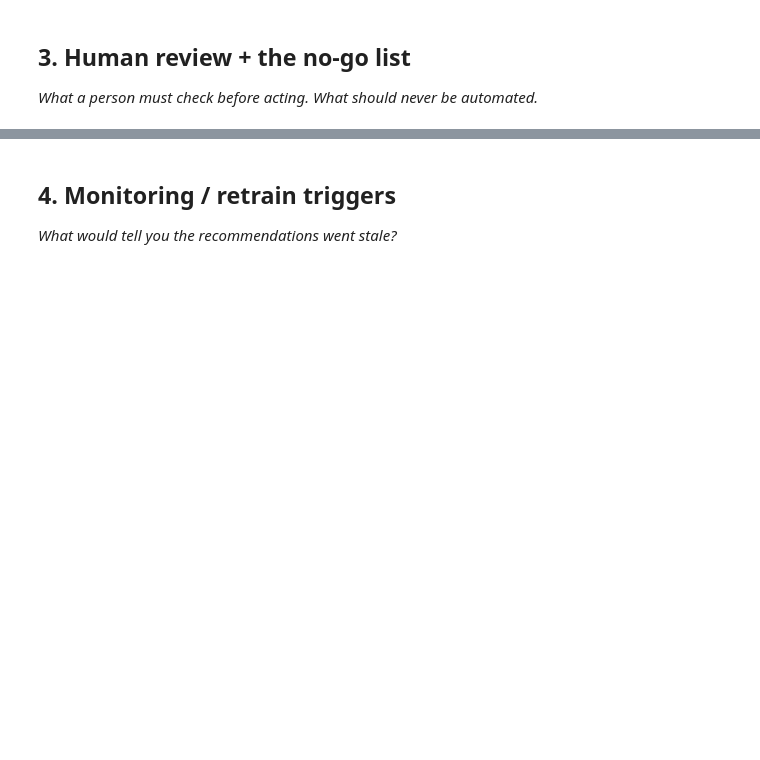
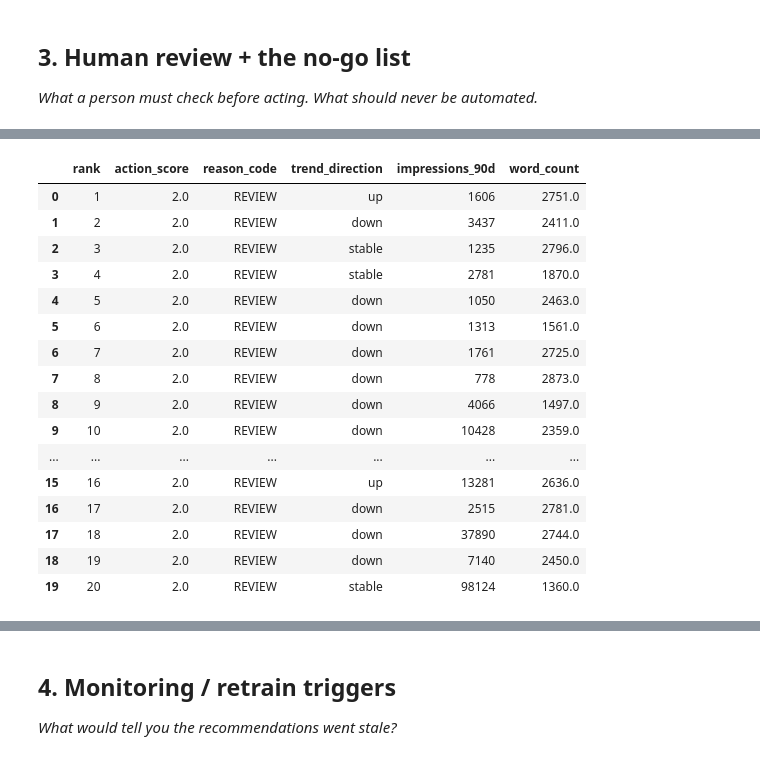
Before and after one commit to vaishnavikabbe/AIML, a Jupyter notebook: work/notebooks/w07_action_playbook.ipynb, the cells around one changed output, grey strips where cells are left out. Drawn from its saved outputs; the diff is of its cells as text; code cells hidden in the pictures; blank space fills up the shorter version.

Commit message:
Complete ML-10 content action playbook

```diff
--- a/work/notebooks/w07_action_playbook.ipynb
+++ b/work/notebooks/w07_action_playbook.ipynb
@@ -8,0 +54,12 @@ This skeleton is yours to fill. Work the sections **in order** — each one has
+# %%
+DATA_PATH = matches[0]
+
+df = pd.read_csv(DATA_PATH)
+
+print("Dataset loaded successfully!")
+print("Path:", DATA_PATH)
+print("Rows:", df.shape[0])
+print("Columns:", df.shape[1])
+
+print("\nColumn names:")
+print(df.columns.tolist())
@@ -8,0 +74,6 @@ This skeleton is yours to fill. Work the sections **in order** — each one has
+# %%
+print("ALL 44 COLUMNS")
+print("=" * 60)
+
+for i, col in enumerate(df.columns, start=1):
+    print(f"{i}. {col}")
@@ -29,0 +396,51 @@ This skeleton is yours to fill. Work the sections **in order** — each one has
+# %%
+# This cell is for CODE (numbers, a query, a check).
+# Write your text answer in the cell ABOVE this one — typing sentences here breaks Run All.
+# Section 3: Human review checks
+
+# Make sure Section 1 has created the ranked queue
+required_columns = ["rank", "action_score", "reason_code"]
+
+missing_columns = [
+    col for col in required_columns
+    if col not in work.columns
+]
+
+if missing_columns:
+    raise ValueError(
+        f"Missing columns: {missing_columns}. "
+        "Please run Section 1 first."
+    )
+
+# Select the top 20 pages for human review
+top20 = work.head(20).copy()
+
+print("Top 20 pages requiring human review:")
+print("--------------------------------------")
+
+display(
+    top20[
+        [
+            "rank",
+            "action_score",
+            "reason_code"
+        ]
+        + [
+            col for col in [
+                "trend_direction",
+                "impressions_90d",
+                "word_count"
+            ]
+            if col in top20.columns
+        ]
+    ]
+)
+
+print("\nHuman review is required before any action is taken.")
+
+print("\nNo-go list:")
+print("1. Do not automatically publish content changes.")
+print("2. Do not automatically delete or rewrite pages.")
+print("3. Do not assume a high score means a refresh will improve performance.")
+print("4. Do not use the score as proof of causation or search-engine ranking.")
+# %% [output]
@@ -29,0 +449,17 @@ This skeleton is yours to fill. Work the sections **in order** — each one has
+|  | rank | action_score | reason_code | trend_direction | impressions_90d | word_count |
+| 0 | 1 | 2.0 | REVIEW | up | 1606 | 2751.0 |
+| 1 | 2 | 2.0 | REVIEW | down | 3437 | 2411.0 |
+| 2 | 3 | 2.0 | REVIEW | stable | 1235 | 2796.0 |
+| 3 | 4 | 2.0 | REVIEW | stable | 2781 | 1870.0 |
+| 4 | 5 | 2.0 | REVIEW | down | 1050 | 2463.0 |
+| 5 | 6 | 2.0 | REVIEW | down | 1313 | 1561.0 |
+| 6 | 7 | 2.0 | REVIEW | down | 1761 | 2725.0 |
+| 7 | 8 | 2.0 | REVIEW | down | 778 | 2873.0 |
+| 8 | 9 | 2.0 | REVIEW | down | 4066 | 1497.0 |
+| 9 | 10 | 2.0 | REVIEW | down | 10428 | 2359.0 |
+| ... | ... | ... | ... | ... | ... | ... |
+| 15 | 16 | 2.0 | REVIEW | up | 13281 | 2636.0 |
+| 16 | 17 | 2.0 | REVIEW | down | 2515 | 2781.0 |
+| 17 | 18 | 2.0 | REVIEW | down | 37890 | 2744.0 |
+| 18 | 19 | 2.0 | REVIEW | down | 7140 | 2450.0 |
+| 19 | 20 | 2.0 | REVIEW | stable | 98124 | 1360.0 |
```
Also changed, not shown: parts of 22 cells of this notebook.
